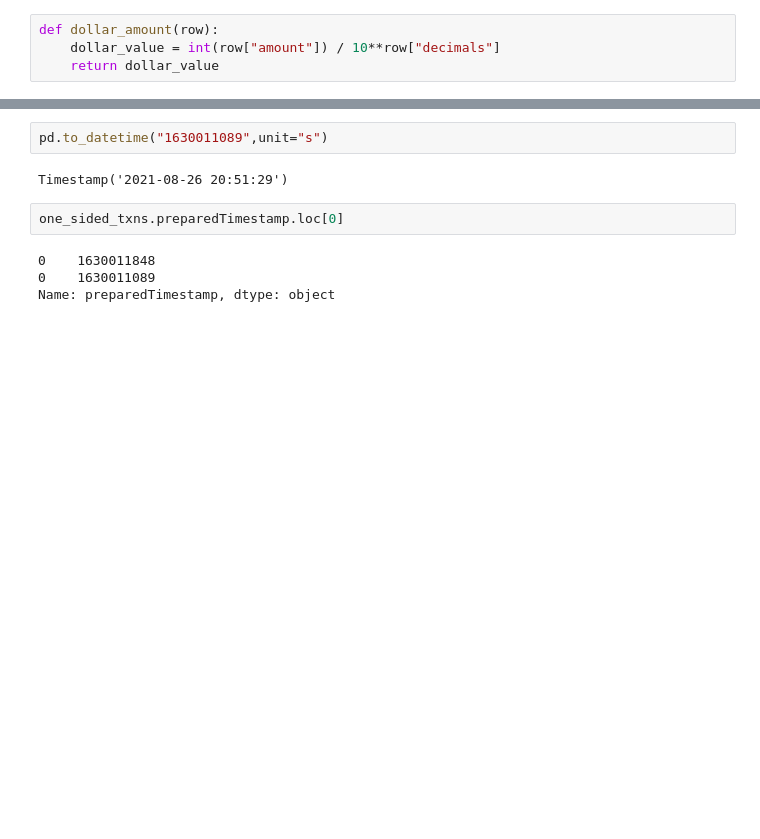
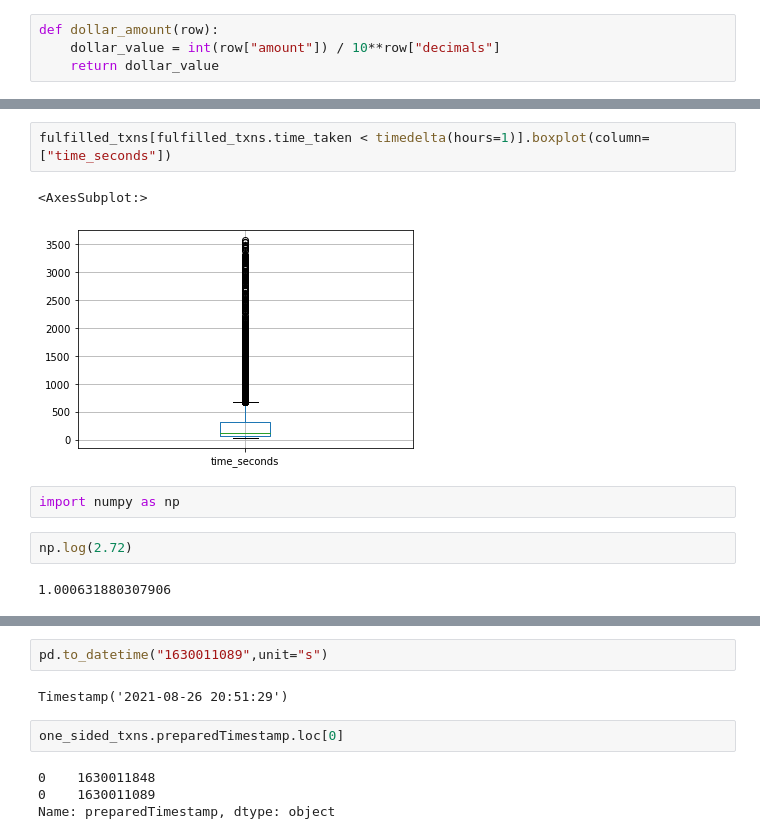
Before and after one commit to enzotavares/lifi-analytics-backend, a Jupyter notebook: subgraph_analysis.ipynb, the cells around one changed output, grey strips where cells are left out. Saved outputs shown, nothing was run; the diff lists cells and outputs as text; blank space fills up the shorter version.

```diff
--- a/subgraph_analysis.ipynb
+++ b/subgraph_analysis.ipynb
@@ -607,0 +886,11 @@ new_df.rename({"dollar_amount":"Dollar Value($)"}, axis=1,inplace=True)
+# %%
+fulfilled_txns[fulfilled_txns.time_taken < timedelta(hours=1)].boxplot(column=["time_seconds"])
+# %% [output]
+<AxesSubplot:>
+[figure, added]
+# %%
+import numpy as np
+# %%
+np.log(2.72)
+# %% [output]
+1.000631880307906
```
Also changed, not shown: parts of 152 cells of this notebook, 16 other files.
